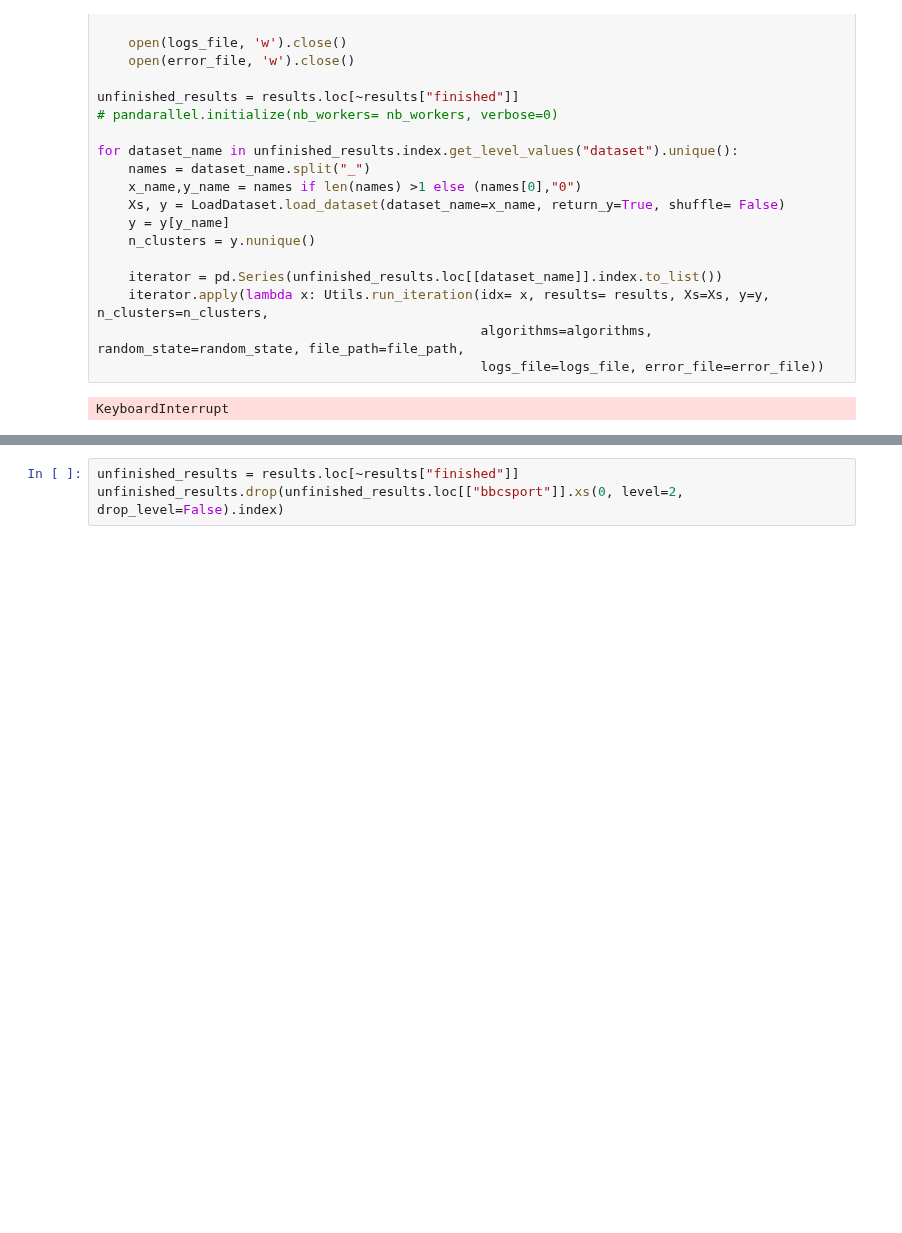
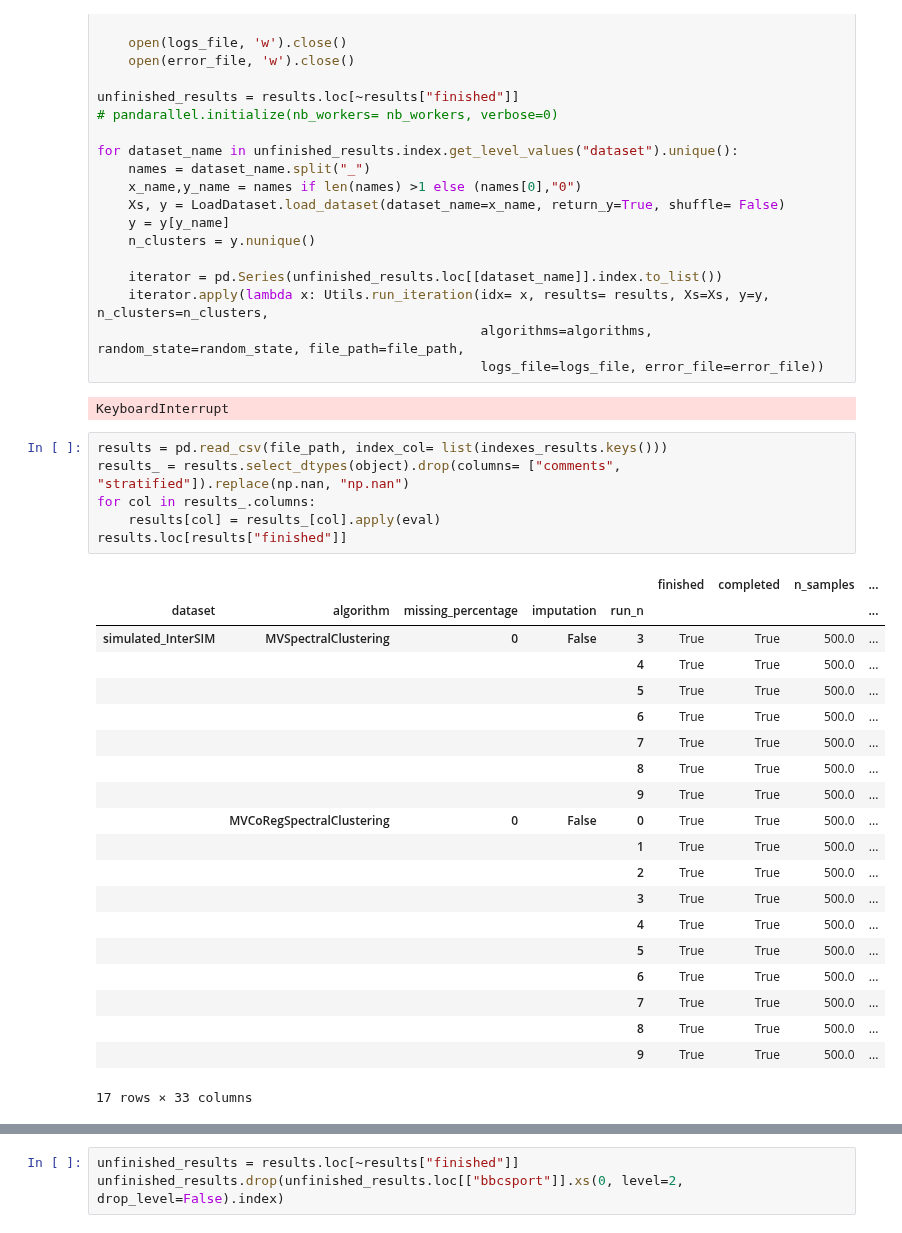
Before and after one commit to RafRomB/imml, a Jupyter notebook: Untitled.ipynb, the cells around one changed output, grey strips where cells are left out. Drawn from its saved outputs; the diff is of its cells as text; blank space fills up the shorter version.

```diff
--- a/Untitled.ipynb
+++ b/Untitled.ipynb
@@ -106,3 +106,30 @@ for dataset_name in unfinished_results.index.get_level_values("dataset").unique(
                                                  logs_file=logs_file, error_file=error_file))
 # %% [output]
 KeyboardInterrupt
+# %%
+results = pd.read_csv(file_path, index_col= list(indexes_results.keys()))
+results_ = results.select_dtypes(object).drop(columns= ["comments", "stratified"]).replace(np.nan, "np.nan")
+for col in results_.columns:
+    results[col] = results_[col].apply(eval)
+results.loc[results["finished"]]
+# %% [output]
+|  |  |  |  |  | finished | completed | n_samples | ... |
+| dataset | algorithm | missing_percentage | imputation | run_n |  |  |  | ... |
+| simulated_InterSIM | MVSpectralClustering | 0 | False | 3 | True | True | 500.0 | ... |
+|  |  |  |  | 4 | True | True | 500.0 | ... |
+|  |  |  |  | 5 | True | True | 500.0 | ... |
+|  |  |  |  | 6 | True | True | 500.0 | ... |
+|  |  |  |  | 7 | True | True | 500.0 | ... |
+|  |  |  |  | 8 | True | True | 500.0 | ... |
+|  |  |  |  | 9 | True | True | 500.0 | ... |
+|  | MVCoRegSpectralClustering | 0 | False | 0 | True | True | 500.0 | ... |
+|  |  |  |  | 1 | True | True | 500.0 | ... |
+|  |  |  |  | 2 | True | True | 500.0 | ... |
+|  |  |  |  | 3 | True | True | 500.0 | ... |
+|  |  |  |  | 4 | True | True | 500.0 | ... |
+|  |  |  |  | 5 | True | True | 500.0 | ... |
+|  |  |  |  | 6 | True | True | 500.0 | ... |
+|  |  |  |  | 7 | True | True | 500.0 | ... |
+|  |  |  |  | 8 | True | True | 500.0 | ... |
+|  |  |  |  | 9 | True | True | 500.0 | ... |
+17 rows × 33 columns
```
Also changed, not shown: parts of 8 cells of this notebook, 2 other files.
